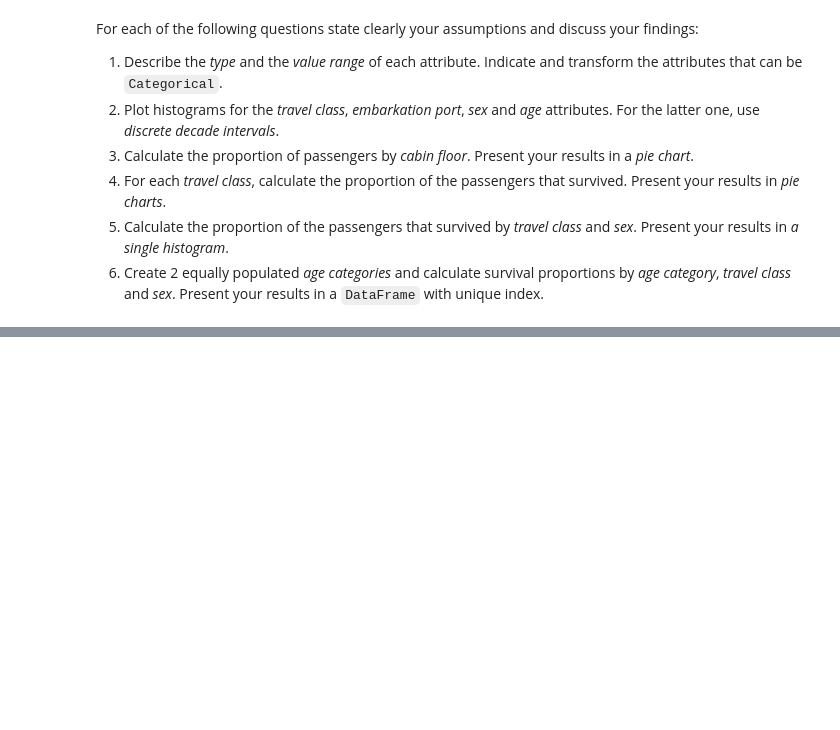
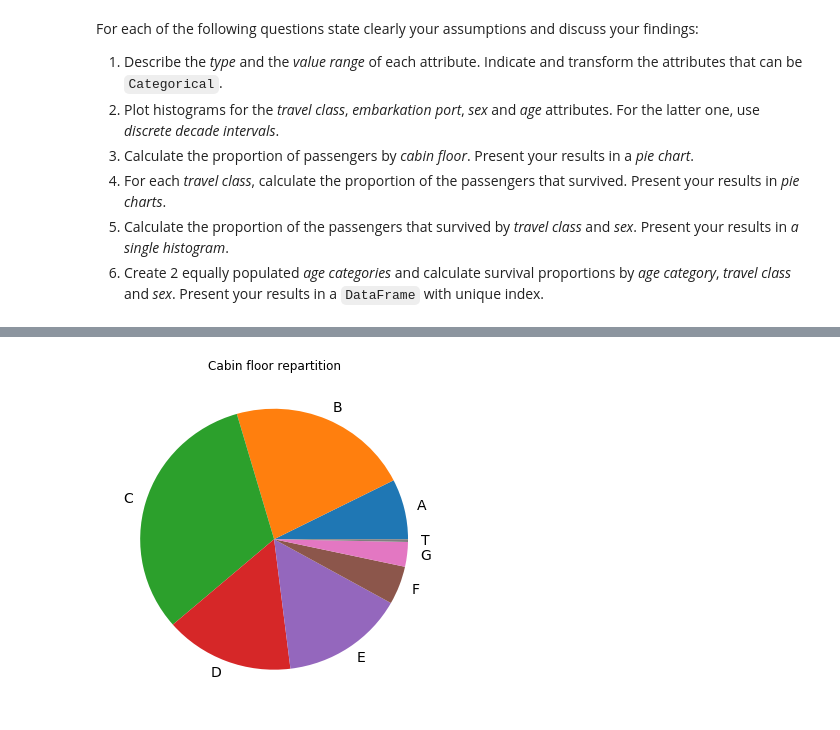
Before and after one commit to raphaelBarman/ADA-dh, a Jupyter notebook: 01 - Pandas and Data Wrangling/Homework 1.ipynb, the cells around one changed output, grey strips where cells are left out. Saved outputs shown, nothing was run; the diff lists cells and outputs as text; code cells hidden in the pictures; blank space fills up the shorter version.

```diff
--- a/01 - Pandas and Data Wrangling/Homework 1.ipynb
+++ b/01 - Pandas and Data Wrangling/Homework 1.ipynb
@@ -224,0 +282,8 @@ df['sex'] = df.sex.astype('category')
+# %%
+ax = df.cabin.dropna().str.replace('[0-9]*', '')\
+    .replace({r'^.*([A-Z])': r'\1'}, regex=True)\
+    .value_counts().sort_index().plot(kind='pie',title='Cabin floor repartition', fontsize=14, figsize=(6, 6));
+ax.set_ylabel('')
+plt.show();
+# %% [output]
+[figure, added]
```
Also changed, not shown: parts of 13 cells of this notebook.
